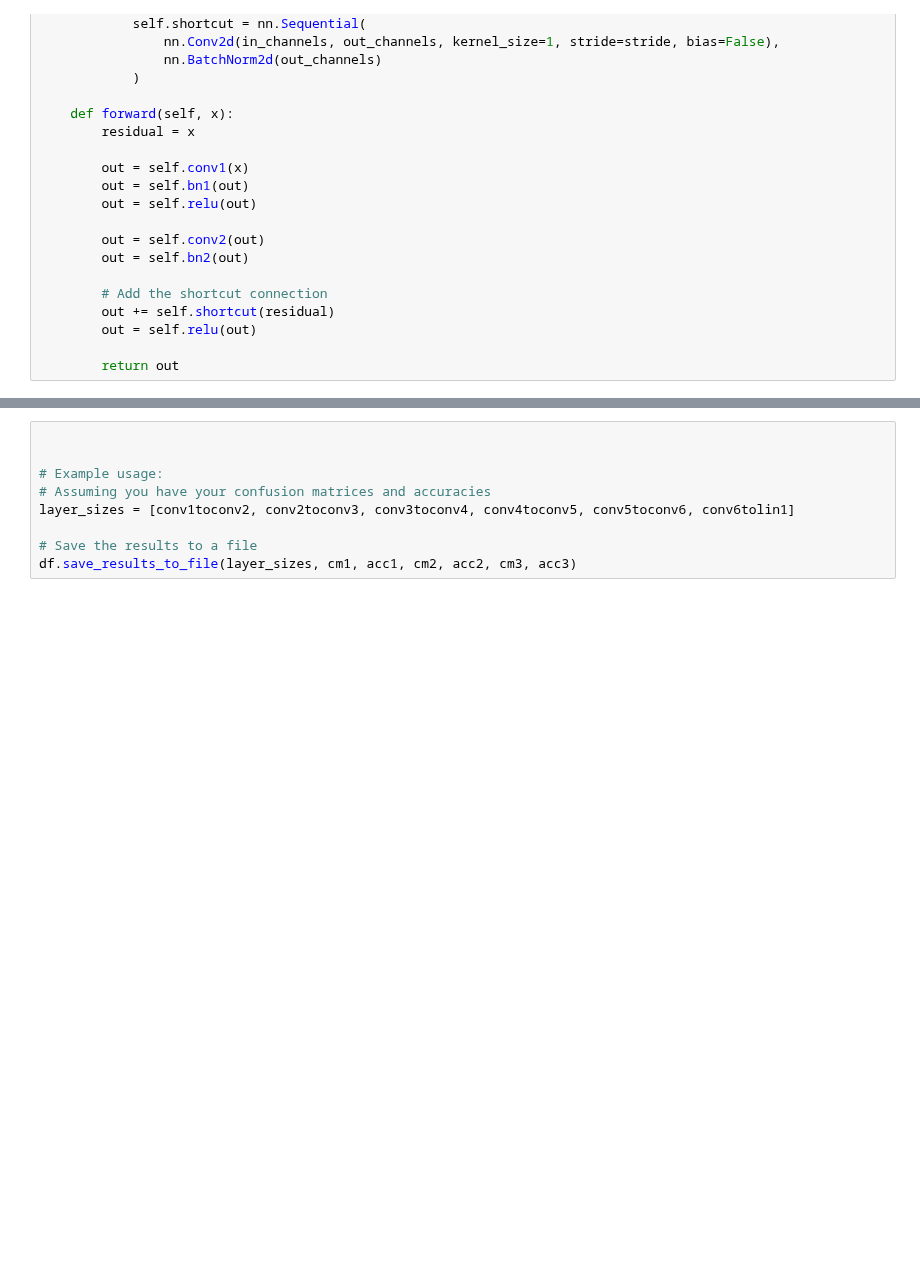
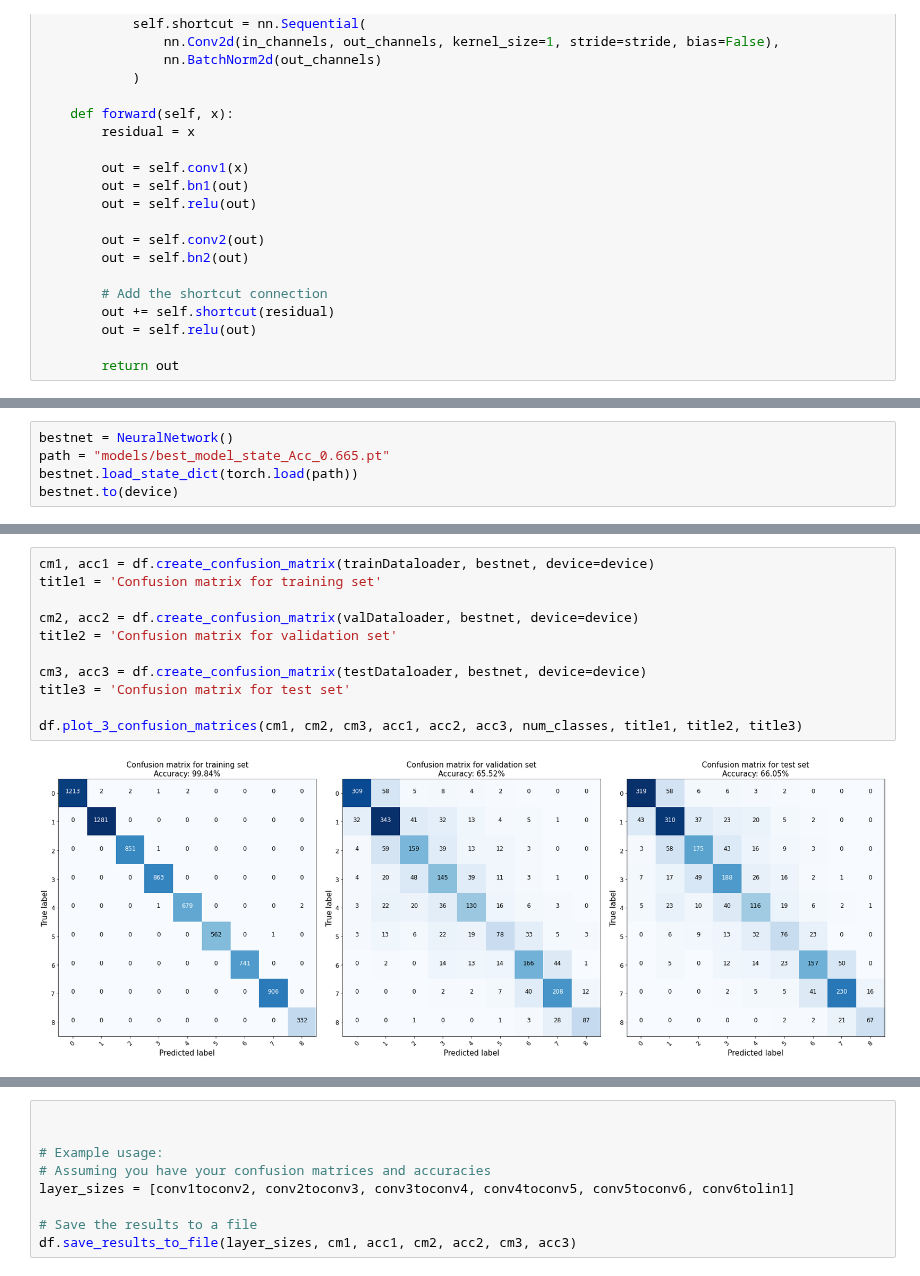
Before and after one commit to SpilmesterMurtin/Deep-Learning-Project---Determine-Lodging-Scores-Using-Convolutional-Neural-Neetwork, a Jupyter notebook: LoadAndMatch.ipynb, the cells around one changed output, grey strips where cells are left out. Cells and saved outputs as stored; diff of their text form; blank space fills up the shorter version.

```diff
--- a/LoadAndMatch.ipynb
+++ b/LoadAndMatch.ipynb
@@ -554,0 +581,5 @@ else:
+# %%
+bestnet = NeuralNetwork()
+path = "models/best_model_state_Acc_0.665.pt"
+bestnet.load_state_dict(torch.load(path))
+bestnet.to(device)
@@ -555,2 +604,15 @@ else:
+# %%
+cm1, acc1 = df.create_confusion_matrix(trainDataloader, bestnet, device=device)
+title1 = 'Confusion matrix for training set'
+
+cm2, acc2 = df.create_confusion_matrix(valDataloader, bestnet, device=device)
+title2 = 'Confusion matrix for validation set'
+
+cm3, acc3 = df.create_confusion_matrix(testDataloader, bestnet, device=device)
+title3 = 'Confusion matrix for test set'
+
+df.plot_3_confusion_matrices(cm1, cm2, cm3, acc1, acc2, acc3, num_classes, title1, title2, title3)
+# %% [output]
+[figure, added]
 # %%
 df.plot_loss_and_accuracy(df.transfer_to_cpu(trainLossList), df.transfer_to_cpu(trainAccList), df.transfer_to_cpu(valLossList), df.transfer_to_cpu(valAccList))
```
Also changed, not shown: parts of 11 cells of this notebook, 1 other file.
